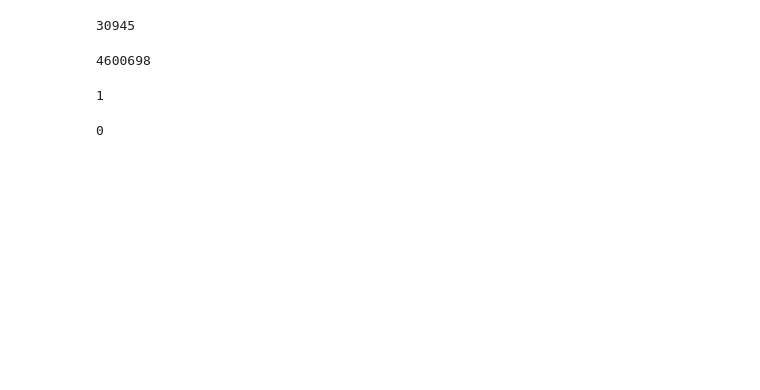
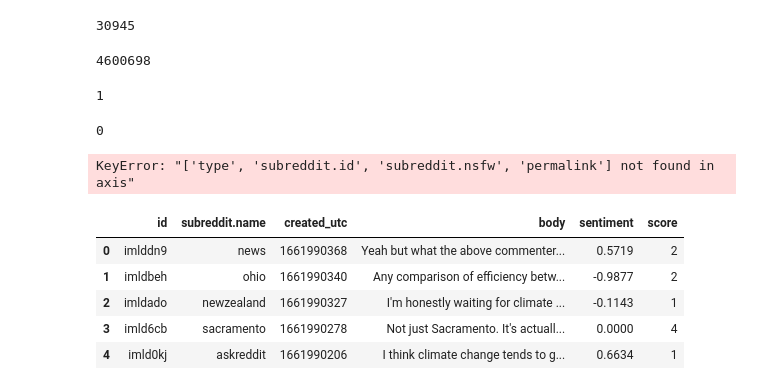
Before and after one commit to jimenasalinas/RedditGoesGreen, a Jupyter notebook: harsh_eda.ipynb, the cells around one changed output. Saved outputs shown, nothing was run; the diff lists cells and outputs as text; code cells hidden in the pictures; blank space fills up the shorter version.

```diff
--- a/harsh_eda.ipynb
+++ b/harsh_eda.ipynb
@@ -40,2 +48,19 @@ climate.body.isna().sum()
 # %% [output]
 0
+# %%
+# Columns to drop
+columns_to_drop = ['type', 'subreddit.id', 'subreddit.nsfw', 'permalink']
+
+# Dropping columns
+comments.drop(columns_to_drop, axis=1, inplace=True)
+# %% [output]
+KeyError: "['type', 'subreddit.id', 'subreddit.nsfw', 'permalink'] not found in axis"
+# %%
+comments.head()
+# %% [output]
+|  | id | subreddit.name | created_utc | body | sentiment | score |
+| 0 | imlddn9 | news | 1661990368 | Yeah but what the above commenter... | 0.5719 | 2 |
+| 1 | imldbeh | ohio | 1661990340 | Any comparison of efficiency betw... | -0.9877 | 2 |
+| 2 | imldado | newzealand | 1661990327 | I'm honestly waiting for climate ... | -0.1143 | 1 |
+| 3 | imld6cb | sacramento | 1661990278 | Not just Sacramento. It's actuall... | 0.0000 | 4 |
+| 4 | imld0kj | askreddit | 1661990206 | I think climate change tends to g... | 0.6634 | 1 |
```
Also changed, not shown: parts of 17 cells of this notebook.
